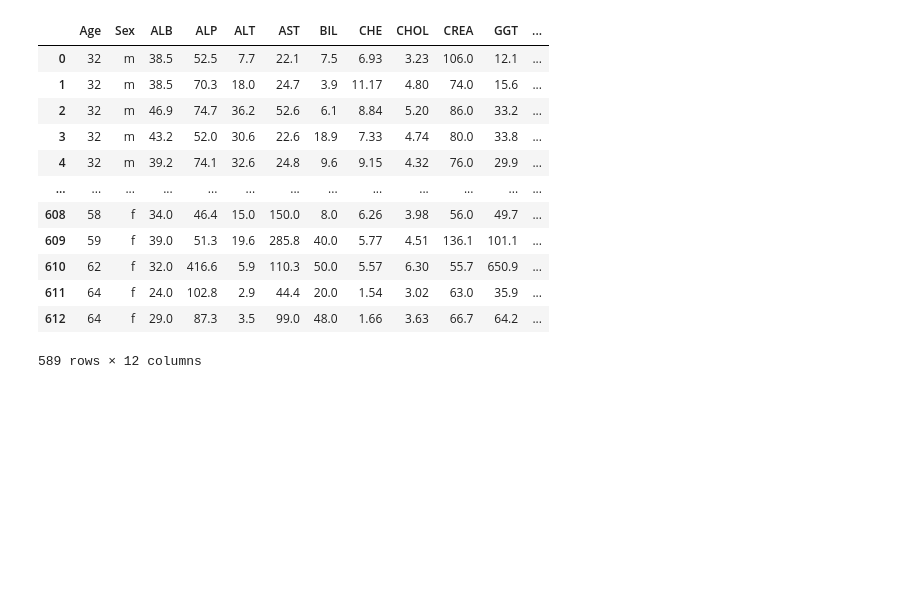
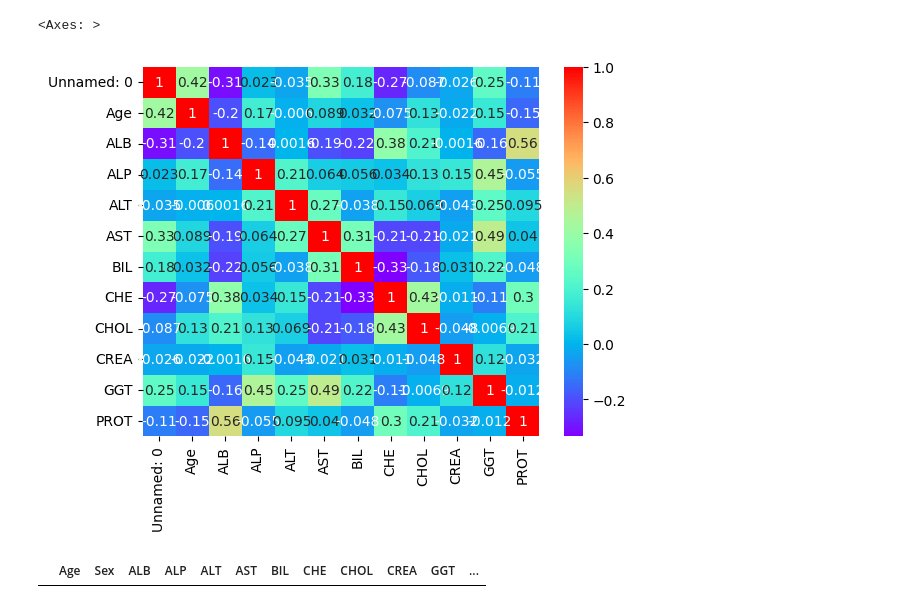
Before and after one commit to 11jolek11/BigDataHCVproject, a Jupyter notebook: BigDataHCV.ipynb, the cells around one changed output. Saved outputs shown, nothing was run; the diff lists cells and outputs as text; code cells hidden in the pictures; blank space fills up the shorter version.

```diff
--- a/BigDataHCV.ipynb
+++ b/BigDataHCV.ipynb
@@ -10,5 +14,3 @@ from sklearn.preprocessing import LabelEncoder
 # %%
 hcv = pd.read_csv('/content/drive/MyDrive/Colab Notebooks/datasets/hcvdat0.csv', header=0)
-hcv.dropna(how="any", inplace=True)
-hcv_target = hcv["Category"]
-hcv.drop(columns=["Category", 'Unnamed: 0'], inplace=True)
+hcv[hcv.isna().any(axis=1)]
@@ -15,16 +35,6 @@ hcv.drop(columns=["Category", 'Unnamed: 0'], inplace=True)
-# %%
-hcv
-# %% [output]
-|  | Age | Sex | ALB | ALP | ALT | AST | BIL | CHE | CHOL | CREA | GGT | ... |
-| 0 | 32 | m | 38.5 | 52.5 | 7.7 | 22.1 | 7.5 | 6.93 | 3.23 | 106.0 | 12.1 | ... |
-| 1 | 32 | m | 38.5 | 70.3 | 18.0 | 24.7 | 3.9 | 11.17 | 4.80 | 74.0 | 15.6 | ... |
-| 2 | 32 | m | 46.9 | 74.7 | 36.2 | 52.6 | 6.1 | 8.84 | 5.20 | 86.0 | 33.2 | ... |
-| 3 | 32 | m | 43.2 | 52.0 | 30.6 | 22.6 | 18.9 | 7.33 | 4.74 | 80.0 | 33.8 | ... |
-| 4 | 32 | m | 39.2 | 74.1 | 32.6 | 24.8 | 9.6 | 9.15 | 4.32 | 76.0 | 29.9 | ... |
-| ... | ... | ... | ... | ... | ... | ... | ... | ... | ... | ... | ... | ... |
-| 608 | 58 | f | 34.0 | 46.4 | 15.0 | 150.0 | 8.0 | 6.26 | 3.98 | 56.0 | 49.7 | ... |
-| 609 | 59 | f | 39.0 | 51.3 | 19.6 | 285.8 | 40.0 | 5.77 | 4.51 | 136.1 | 101.1 | ... |
-| 610 | 62 | f | 32.0 | 416.6 | 5.9 | 110.3 | 50.0 | 5.57 | 6.30 | 55.7 | 650.9 | ... |
-| 611 | 64 | f | 24.0 | 102.8 | 2.9 | 44.4 | 20.0 | 1.54 | 3.02 | 63.0 | 35.9 | ... |
-| 612 | 64 | f | 29.0 | 87.3 | 3.5 | 99.0 | 48.0 | 1.66 | 3.63 | 66.7 | 64.2 | ... |
-589 rows × 12 columns
+# %%
+sns.heatmap(hcv.corr(), annot=True, cmap='rainbow')
+# ALP CHOL
+# %% [output]
+<Axes: >
+[figure, added]
@@ -30,0 +48,6 @@ hcv
+# %%
+imputer = KNNImputer(n_neighbors=5).set_output(transform="pandas")
+hcv = imputer.fit_transform(hcv)
+hcv[hcv.isna().any(axis=1)]
+# %% [output]
+|  | Age | Sex | ALB | ALP | ALT | AST | BIL | CHE | CHOL | CREA | GGT | ... |
```
Also changed, not shown: parts of 7 cells of this notebook.
